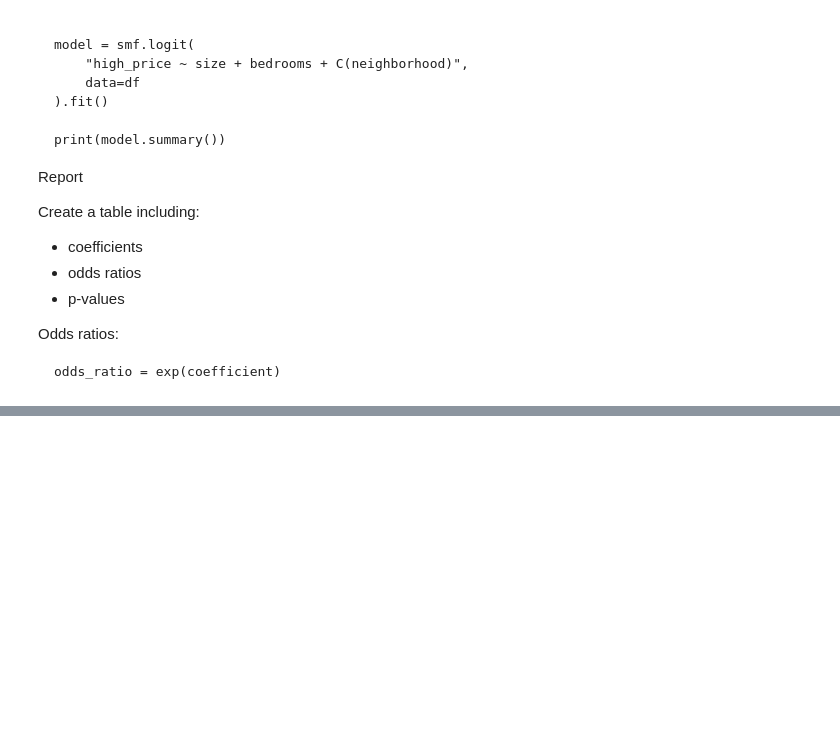
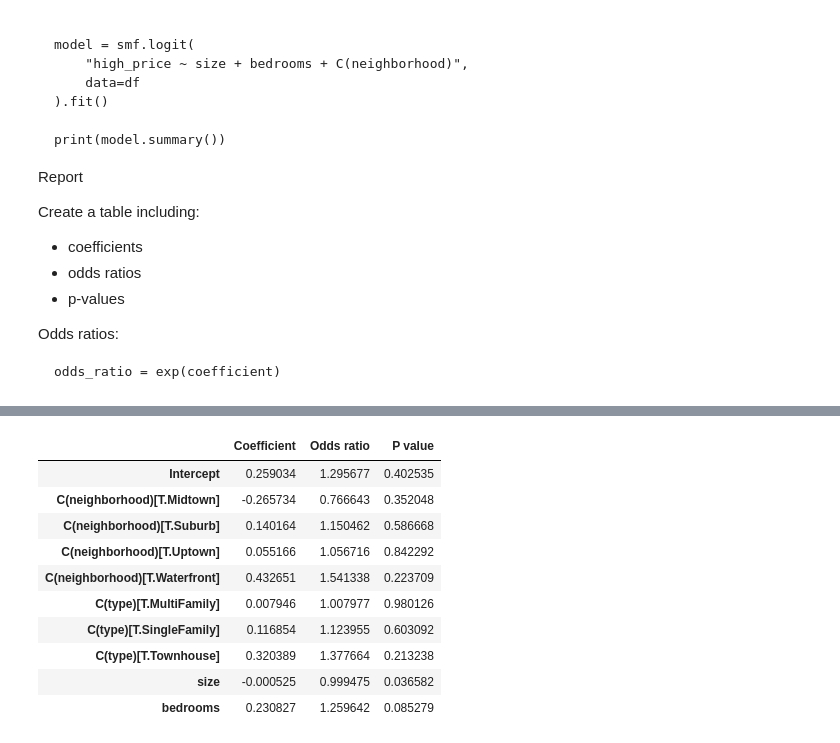
Before and after one commit to Nikolai-N484/Data201_NikolaiN, a Jupyter notebook: Week4/Week_4_Assignment_Nikolai.ipynb, the cells around one changed output, grey strips where cells are left out. Saved outputs shown, nothing was run; the diff lists cells and outputs as text; code cells hidden in the pictures; blank space fills up the shorter version.

```diff
--- a/Week4/Week_4_Assignment_Nikolai.ipynb
+++ b/Week4/Week_4_Assignment_Nikolai.ipynb
@@ -128,6 +167,19 @@ size                             -0.0005      0.000     -2.090      0.037      -
 bedrooms                          0.2308      0.134      1.721      0.085      -0.032       0.494
 =================================================================================================
 # %%
-coef = np.exp(model.params)
+coef = model.params
 odds_ratio = np.exp(coef)
 p_value = model.pvalues
+pd.DataFrame({"Coefficient": coef, "Odds ratio": odds_ratio, "P value": p_value})
+# %% [output]
+|  | Coefficient | Odds ratio | P value |
+| Intercept | 0.259034 | 1.295677 | 0.402535 |
+| C(neighborhood)[T.Midtown] | -0.265734 | 0.766643 | 0.352048 |
+| C(neighborhood)[T.Suburb] | 0.140164 | 1.150462 | 0.586668 |
+| C(neighborhood)[T.Uptown] | 0.055166 | 1.056716 | 0.842292 |
+| C(neighborhood)[T.Waterfront] | 0.432651 | 1.541338 | 0.223709 |
+| C(type)[T.MultiFamily] | 0.007946 | 1.007977 | 0.980126 |
+| C(type)[T.SingleFamily] | 0.116854 | 1.123955 | 0.603092 |
+| C(type)[T.Townhouse] | 0.320389 | 1.377664 | 0.213238 |
+| size | -0.000525 | 0.999475 | 0.036582 |
+| bedrooms | 0.230827 | 1.259642 | 0.085279 |
```
Also changed, not shown: parts of 16 cells of this notebook.
